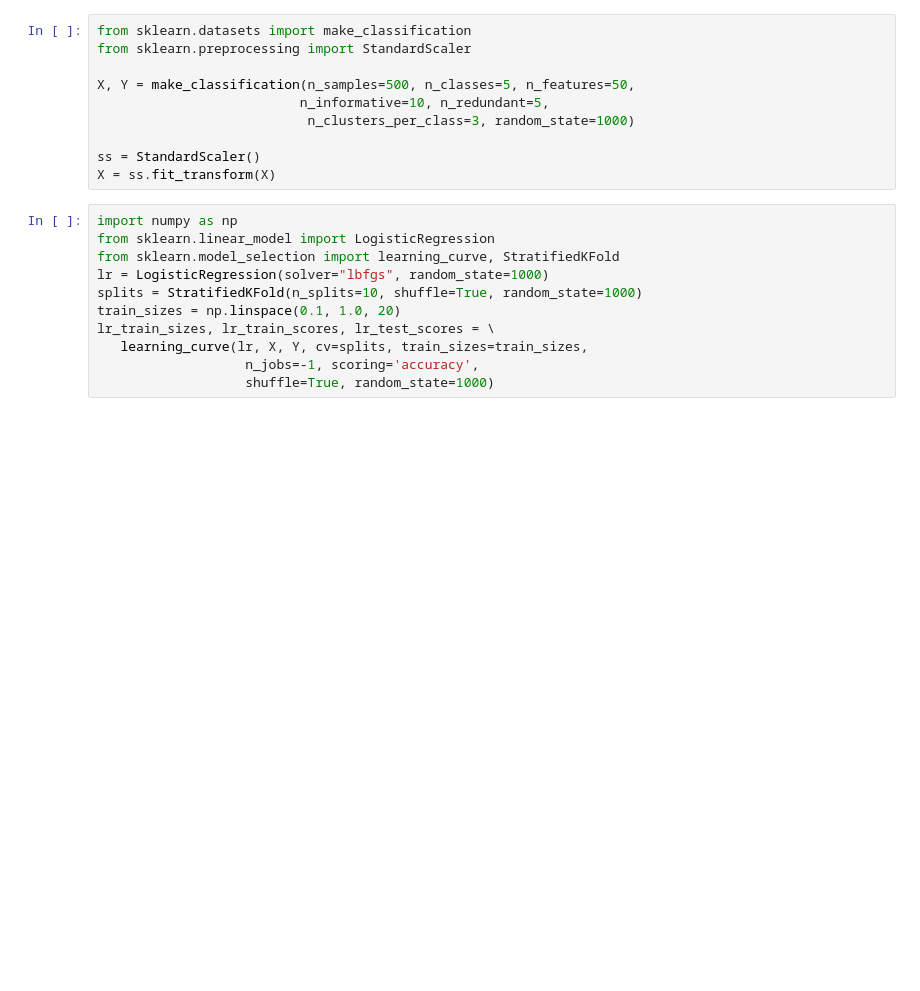
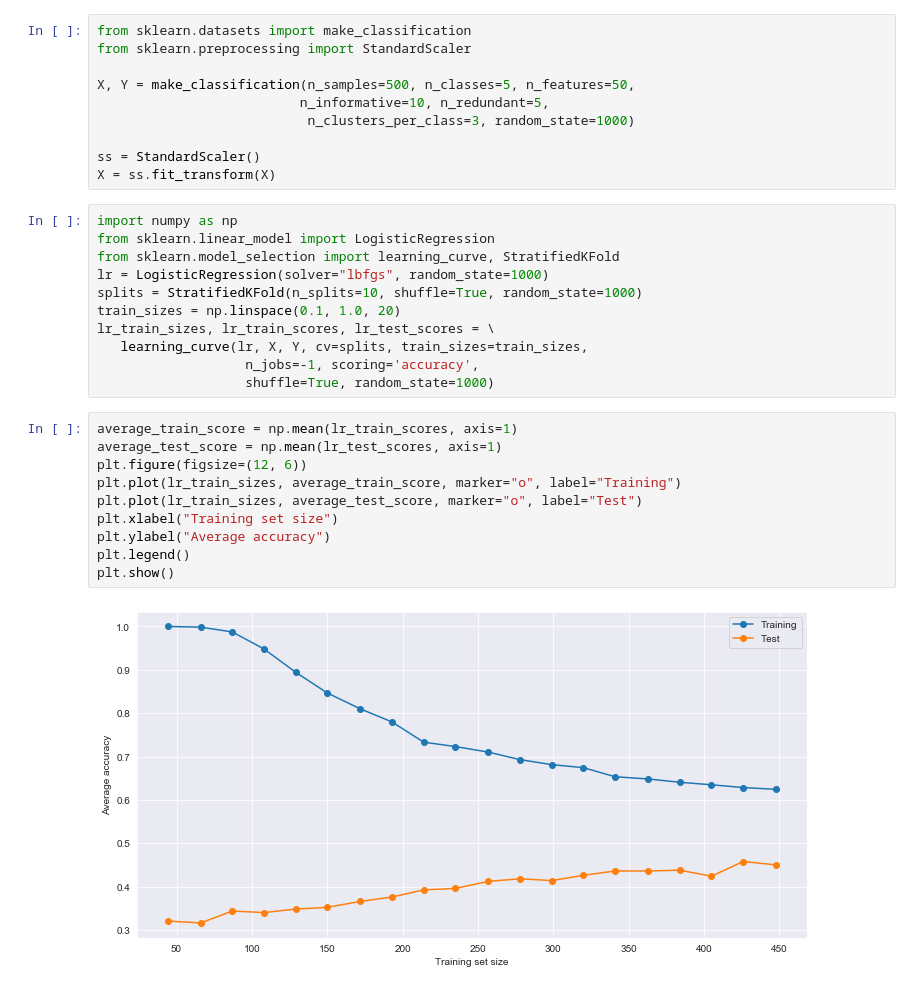
Before and after one commit to farshidbalan/Mastering-machine-learning-algorithms, a Jupyter notebook: Chapter_1_Machine_Learning_Model_Fundamentals.ipynb, the cells around one changed output. Saved outputs shown, nothing was run; the diff lists cells and outputs as text; blank space fills up the shorter version.

```diff
--- a/Chapter_1_Machine_Learning_Model_Fundamentals.ipynb
+++ b/Chapter_1_Machine_Learning_Model_Fundamentals.ipynb
@@ -325,3 +342,15 @@ lr_train_sizes, lr_train_scores, lr_test_scores = \
    learning_curve(lr, X, Y, cv=splits, train_sizes=train_sizes,
                    n_jobs=-1, scoring='accuracy',
                    shuffle=True, random_state=1000)
+# %%
+average_train_score = np.mean(lr_train_scores, axis=1)
+average_test_score = np.mean(lr_test_scores, axis=1)
+plt.figure(figsize=(12, 6))
+plt.plot(lr_train_sizes, average_train_score, marker="o", label="Training")
+plt.plot(lr_train_sizes, average_test_score, marker="o", label="Test")
+plt.xlabel("Training set size")
+plt.ylabel("Average accuracy")
+plt.legend()
+plt.show()
+# %% [output]
+[figure, added]
```
Also changed, not shown: parts of 4 cells of this notebook.
